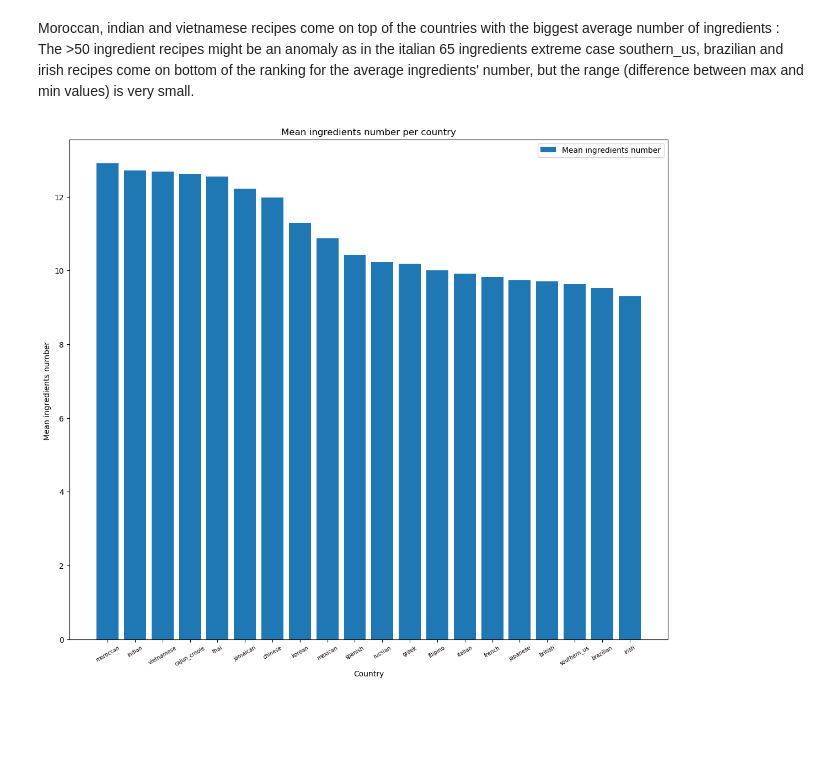
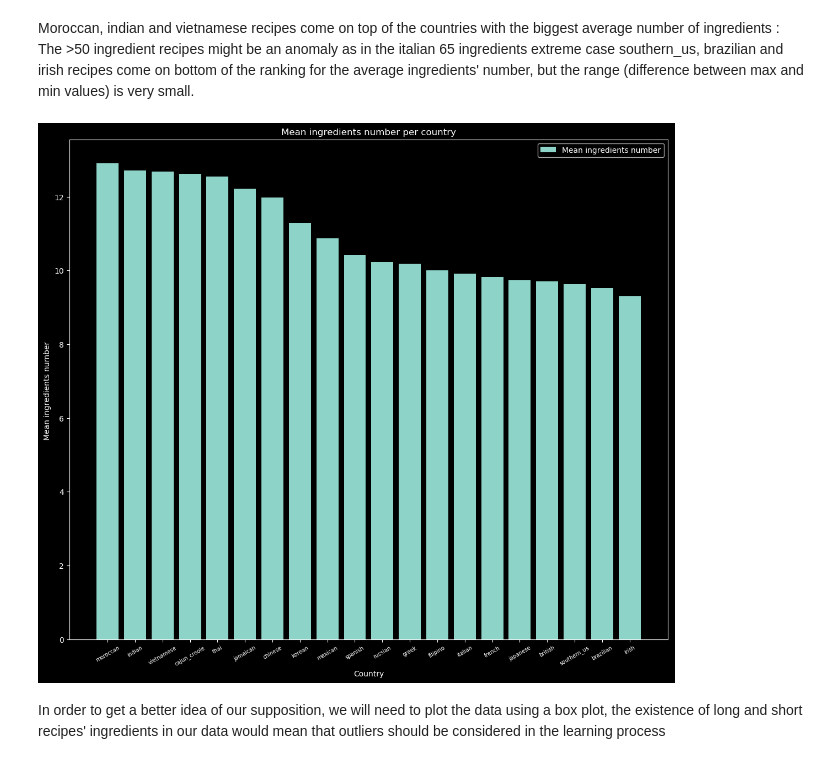
Before and after one commit to khalidBoufelfel/Whatscooking, a Jupyter notebook: Whats_cooking.ipynb, the cells around one changed output. Drawn from its saved outputs; the diff is of its cells as text; code cells hidden in the pictures; blank space fills up the shorter version.

```diff
--- a/Whats_cooking.ipynb
+++ b/Whats_cooking.ipynb
@@ -198,8 +204,9 @@ The number of ingredients per recipe is (recipes not necessarily identical) :
 x_axis = n_recipes_per_meal["number_of_ingredients_per_recipe"].tolist()
 y_axis = n_recipes_per_meal["number_of_recipes"].tolist()
 index = np.arange(len(x_axis))
-plt.figure(figsize=(14, 12), dpi= 100, facecolor='w', edgecolor='k')
-plt.bar(x_axis, y_axis, label ="Number of ingredients")
+plt.style.use('fast')
+plt.figure(figsize=(14, 12), dpi= 100)
+plt.bar(x_axis, y_axis, label ="Number of ingredients", edgecolor="k")
 plt.xticks(index, x_axis, fontsize=7, rotation = 30)
 plt.xlabel("Number of ingredients", fontsize=10)
 plt.ylabel("Number of recipes ", fontsize=10)
@@ -317,14 +337,17 @@ southern_us, brazilian and irish recipes come on bottom of the ranking for the a
 # %%
 x_axis = df_mean_ingredients.index.tolist()
 y_axis = df_mean_ingredients["number_ingredients_mean"].tolist()
 index = np.arange(len(x_axis))
-plt.figure(figsize=(14, 12), dpi= 100, facecolor='w', edgecolor='k')
+plt.style.use('dark_background')
+plt.figure(figsize=(14, 12), dpi= 100)
 plt.bar(x_axis, y_axis, label ="Mean ingredients number")
 plt.xticks(index, x_axis, fontsize=7, rotation = 30)
 plt.xlabel("Country", fontsize=10)
 plt.ylabel("Mean ingredients number ", fontsize=10)
 plt.legend()
 plt.title("Mean ingredients number per country")
 plt.show()
 # %% [output]
-[figure, old version]
+[figure, new version]
+# %% [markdown]
+In order to get a better idea of our supposition, we will need to plot the data using a box plot, the existence of long and short recipes' ingredients in our data would mean that outliers should be considered in the learning process
```
Also changed, not shown: parts of 23 cells of this notebook.
